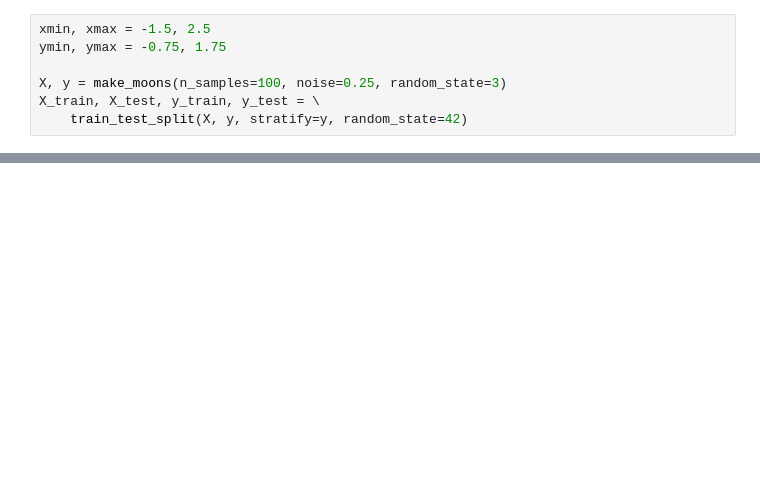
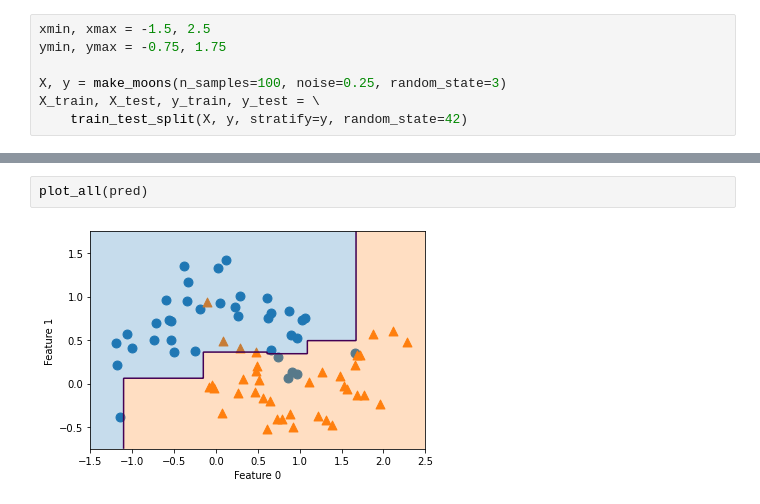
Before and after one commit to peisuke/ml-works, a Jupyter notebook: 6/6_3.ipynb, the cells around one changed output, grey strips where cells are left out. Saved outputs shown, nothing was run; the diff lists cells and outputs as text; blank space fills up the shorter version.

```diff
--- a/6/6_3.ipynb
+++ b/6/6_3.ipynb
@@ -41,0 +75,4 @@ plt.show()
+# %%
+plot_all(pred)
+# %% [output]
+[figure, added]
```
Also changed, not shown: parts of 10 cells of this notebook.
